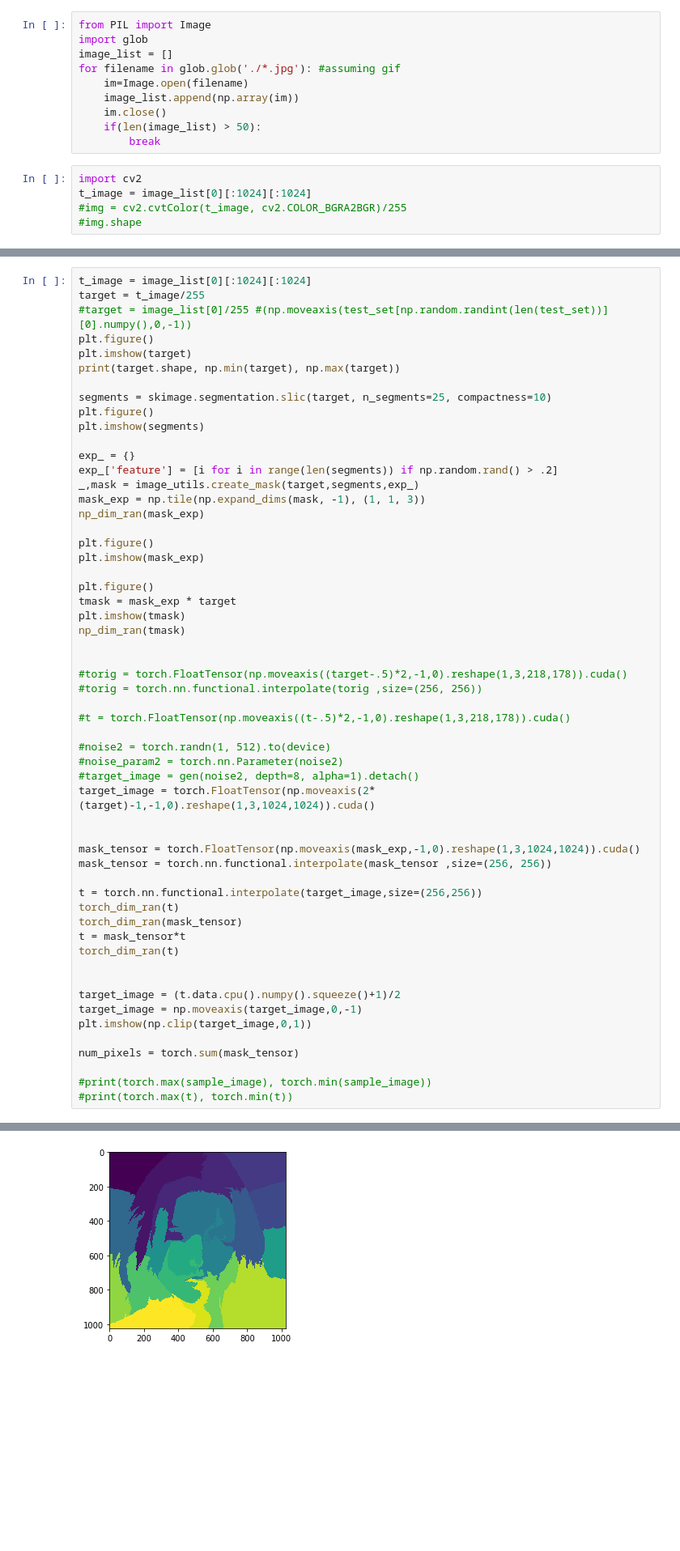
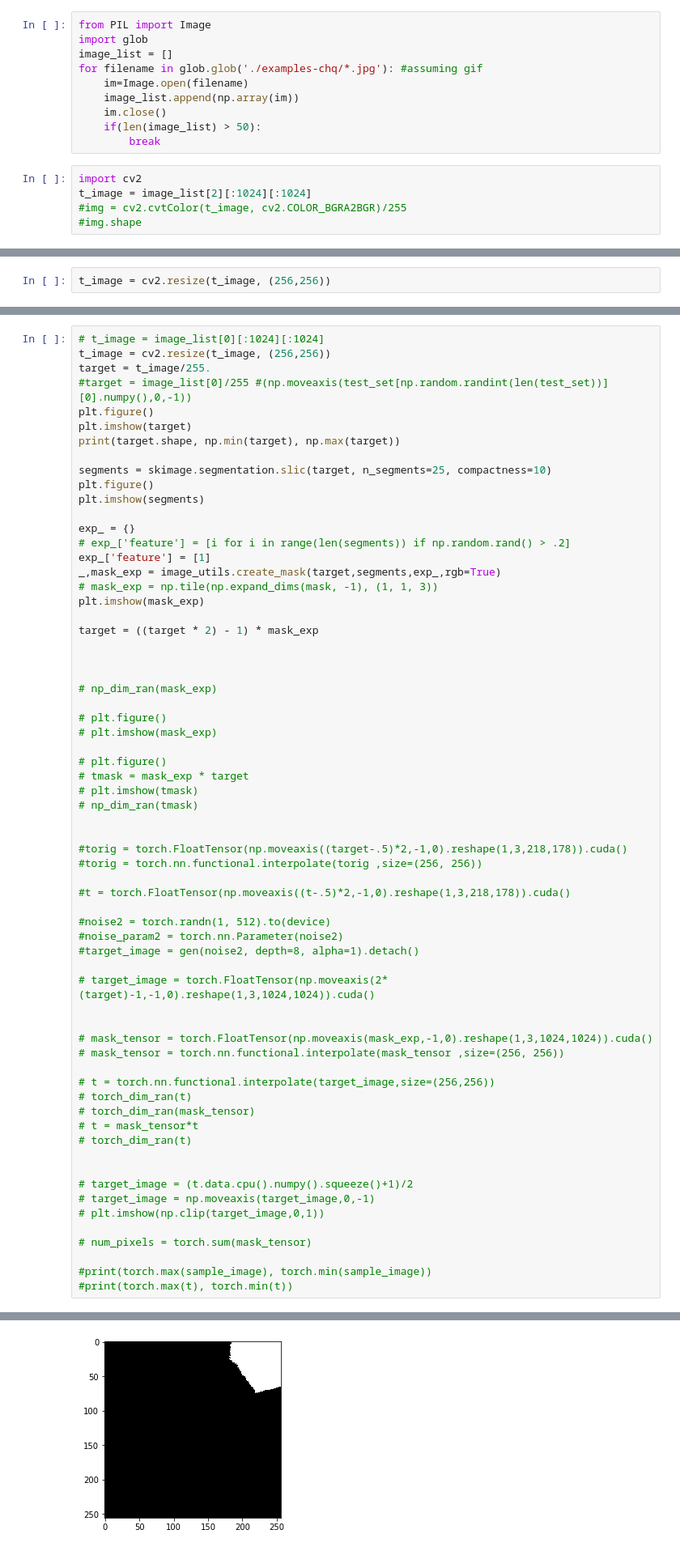
Before and after one commit to kurtisdavid/GANchors, a Jupyter notebook: ProGAN ReconstructBatch.ipynb, the cells around one changed output, grey strips where cells are left out. Shown at 81% size. Saved outputs shown, nothing was run; the diff lists cells and outputs as text; blank space fills up the shorter version.

```diff
--- a/ProGAN ReconstructBatch.ipynb
+++ b/ProGAN ReconstructBatch.ipynb
@@ -66,7 +48,7 @@ test_loader = torch.utils.data.DataLoader(test_set, batch_size = test_BS, shuffl
 from PIL import Image
 import glob
 image_list = []
-for filename in glob.glob('./*.jpg'): #assuming gif
+for filename in glob.glob('./examples-chq/*.jpg'): #assuming gif
     im=Image.open(filename)
     image_list.append(np.array(im))
     im.close()
@@ -74,6 +56,6 @@ for filename in glob.glob('./*.jpg'): #assuming gif
         break
 # %%
 import cv2
-t_image = image_list[0][:1024][:1024]
+t_image = image_list[2][:1024][:1024]
 #img = cv2.cvtColor(t_image, cv2.COLOR_BGRA2BGR)/255
 #img.shape
@@ -103,0 +88,2 @@ def torch_dim_ran(x):
+# %%
+t_image = cv2.resize(t_image, (256,256))
@@ -104,6 +110,7 @@ def torch_dim_ran(x):
 # %%
-t_image = image_list[0][:1024][:1024]
-target = t_image/255
+# t_image = image_list[0][:1024][:1024]
+t_image = cv2.resize(t_image, (256,256))
+target = t_image/255.
 #target = image_list[0]/255 #(np.moveaxis(test_set[np.random.randint(len(test_set))][0].numpy(),0,-1))
 plt.figure()
 plt.imshow(target)
@@ -114,18 +121,25 @@ plt.figure()
 plt.imshow(segments)
 
 exp_ = {}
-exp_['feature'] = [i for i in range(len(segments)) if np.random.rand() > .2]
-_,mask = image_utils.create_mask(target,segments,exp_)
-mask_exp = np.tile(np.expand_dims(mask, -1), (1, 1, 3))
-np_dim_ran(mask_exp)
-
-plt.figure()
+# exp_['feature'] = [i for i in range(len(segments)) if np.random.rand() > .2]
+exp_['feature'] = [1]
+_,mask_exp = image_utils.create_mask(target,segments,exp_,rgb=True)
+# mask_exp = np.tile(np.expand_dims(mask, -1), (1, 1, 3))
 plt.imshow(mask_exp)
 
-plt.figure()
-tmask = mask_exp * target
-plt.imshow(tmask)
-np_dim_ran(tmask)
+target = ((target * 2) - 1) * mask_exp
+
+
+
+# np_dim_ran(mask_exp)
+
+# plt.figure()
+# plt.imshow(mask_exp)
+
+# plt.figure()
+# tmask = mask_exp * target
+# plt.imshow(tmask)
+# np_dim_ran(tmask)
 
 
 #torig = torch.FloatTensor(np.moveaxis((target-.5)*2,-1,0).reshape(1,3,218,178)).cuda()
@@ -136,24 +150,25 @@ np_dim_ran(tmask)
 #noise2 = torch.randn(1, 512).to(device)
 #noise_param2 = torch.nn.Parameter(noise2)
 #target_image = gen(noise2, depth=8, alpha=1).detach()
-target_image = torch.FloatTensor(np.moveaxis(2*(target)-1,-1,0).reshape(1,3,1024,1024)).cuda()
+
+# target_image = torch.FloatTensor(np.moveaxis(2*(target)-1,-1,0).reshape(1,3,1024,1024)).cuda()
 
 
-mask_tensor = torch.FloatTensor(np.moveaxis(mask_exp,-1,0).reshape(1,3,1024,1024)).cuda()
-mask_tensor = torch.nn.functional.interpolate(mask_tensor ,size=(256, 256))
+# mask_tensor = torch.FloatTensor(np.moveaxis(mask_exp,-1,0).reshape(1,3,1024,1024)).cuda()
+# mask_tensor = torch.nn.functional.interpolate(mask_tensor ,size=(256, 256))
 
-t = torch.nn.functional.interpolate(target_image,size=(256,256))
-torch_dim_ran(t)
-torch_dim_ran(mask_tensor)
-t = mask_tensor*t
-torch_dim_ran(t)
+# t = torch.nn.functional.interpolate(target_image,size=(256,256))
+# torch_dim_ran(t)
+# torch_dim_ran(mask_tensor)
+# t = mask_tensor*t
+# torch_dim_ran(t)
 
 
-target_image = (t.data.cpu().numpy().squeeze()+1)/2
-target_image = np.moveaxis(target_image,0,-1)
-plt.imshow(np.clip(target_image,0,1))
+# target_image = (t.data.cpu().numpy().squeeze()+1)/2
+# target_image = np.moveaxis(target_image,0,-1)
+# plt.imshow(np.clip(target_image,0,1))
 
-num_pixels = torch.sum(mask_tensor)
+# num_pixels = torch.sum(mask_tensor)
 
 #print(torch.max(sample_image), torch.min(sample_image))
 #print(torch.max(t), torch.min(t))
@@ -168 +178 @@ torch.Size([1, 3, 256, 256]) tensor(-1., device='cuda:0') tensor(1., device='cud
-[figure, old version]
+[figure, new version]
```
Also changed, not shown: parts of 23 cells of this notebook, 2 other files.
